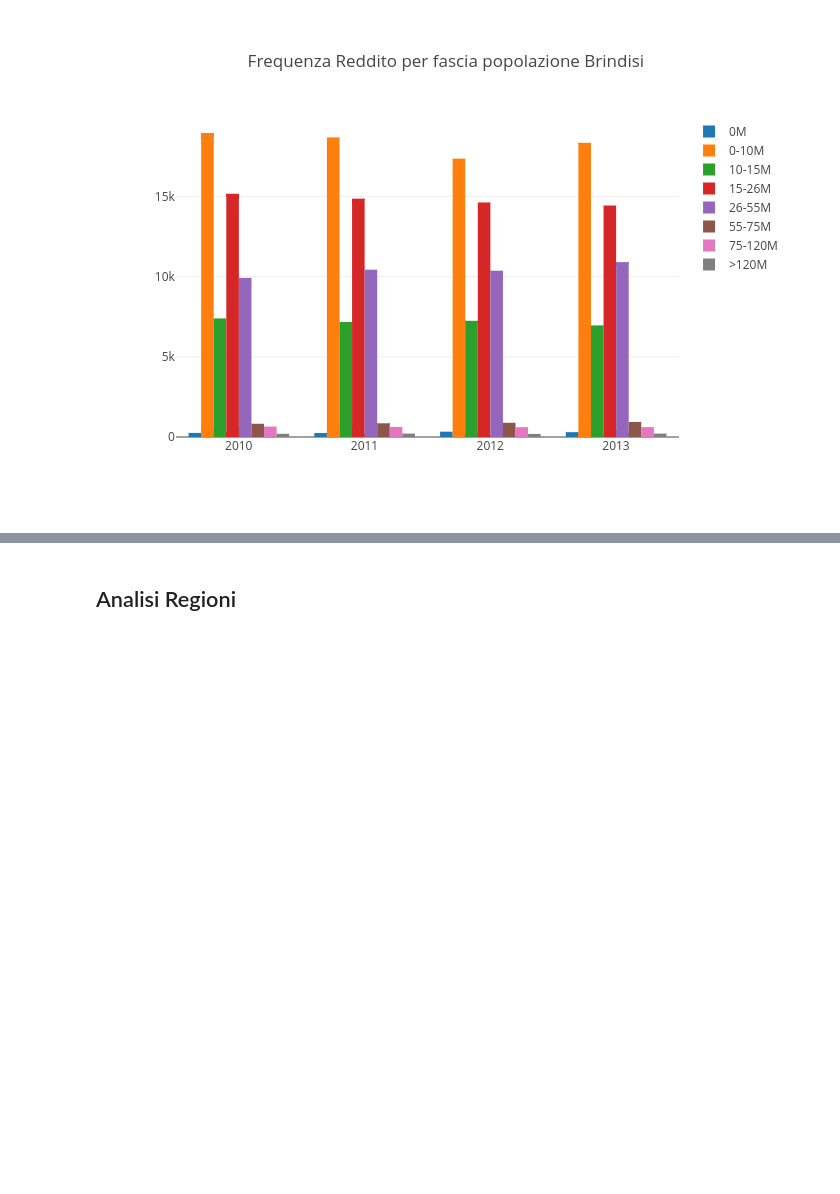
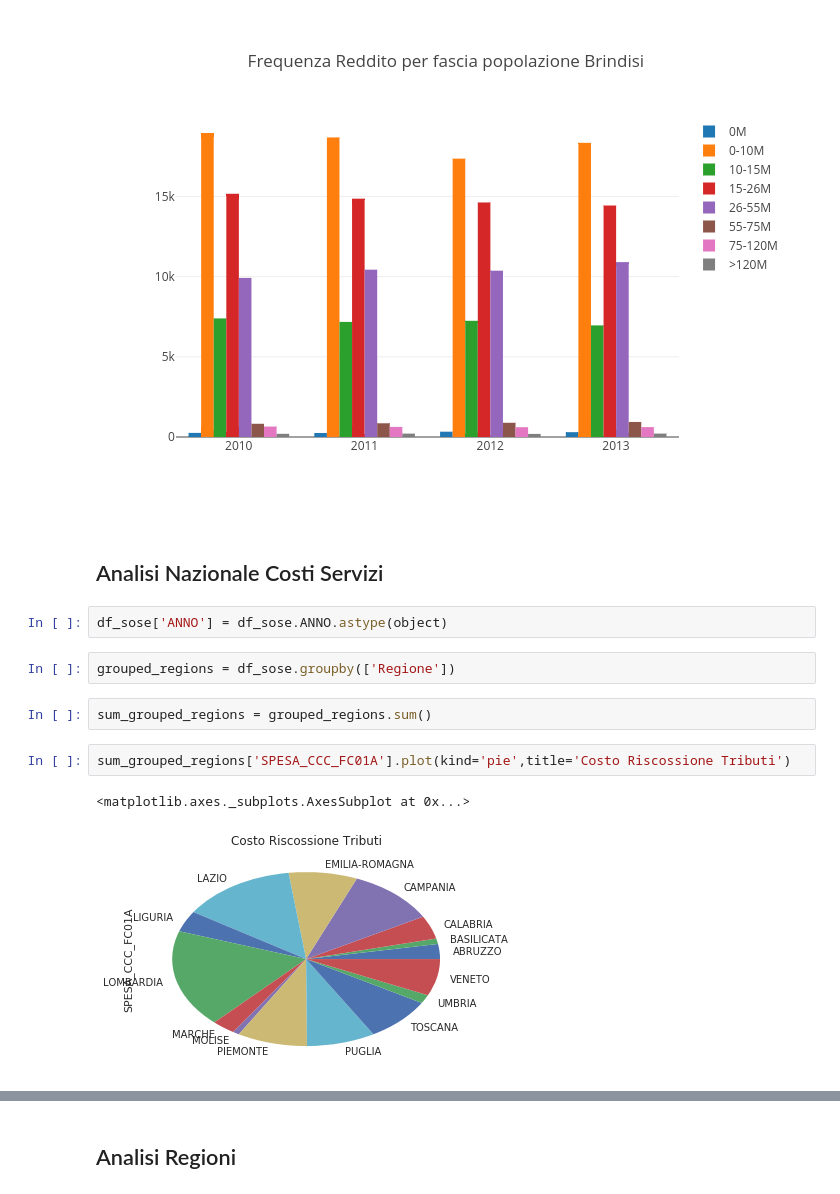
Before and after one commit to teamdigitale/daf-data-science, a Jupyter notebook: opencivitas/analysis-opencivitas.ipynb, the cells around one changed output, grey strips where cells are left out. Drawn from its saved outputs; the diff is of its cells as text; blank space fills up the shorter version.

```diff
--- a/opencivitas/analysis-opencivitas.ipynb
+++ b/opencivitas/analysis-opencivitas.ipynb
@@ -215,3 +226,16 @@ from IPython.display import Image
 Image(reddito_path)
 # %% [output]
 [figure]
+# %% [markdown]
+## Analisi Nazionale Costi Servizi
+# %%
+df_sose['ANNO'] = df_sose.ANNO.astype(object)
+# %%
+grouped_regions = df_sose.groupby(['Regione'])
+# %%
+sum_grouped_regions = grouped_regions.sum()
+# %%
+sum_grouped_regions['SPESA_CCC_FC01A'].plot(kind='pie',title='Costo Riscossione Tributi')
+# %% [output]
+<matplotlib.axes._subplots.AxesSubplot at 0x...>
+[figure, added]
```
Also changed, not shown: parts of 3 cells of this notebook, 1 other file.
